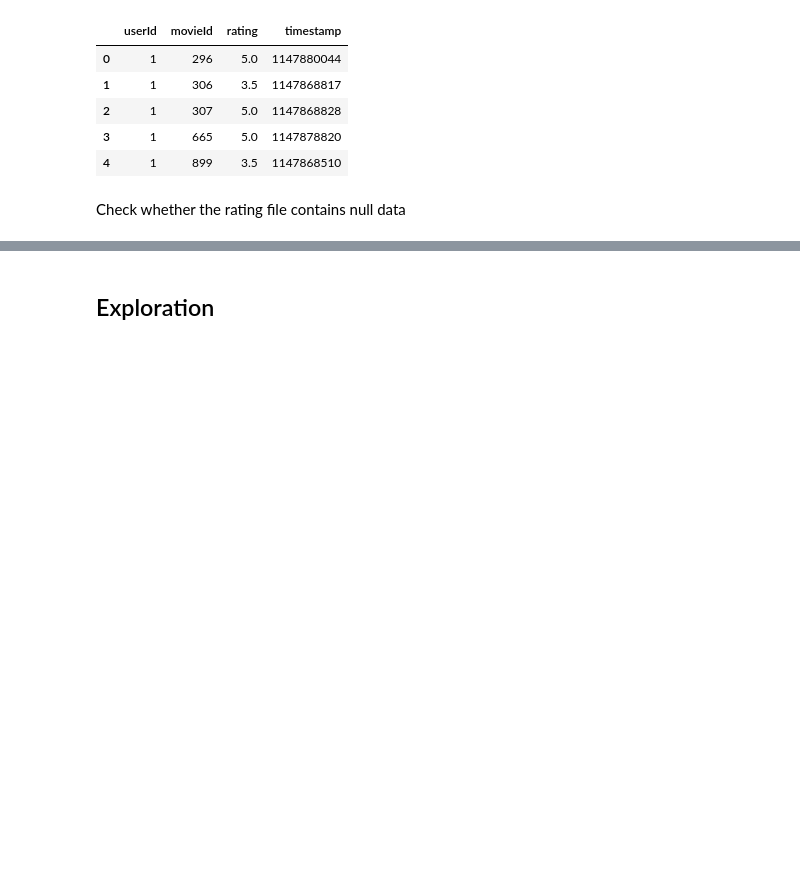
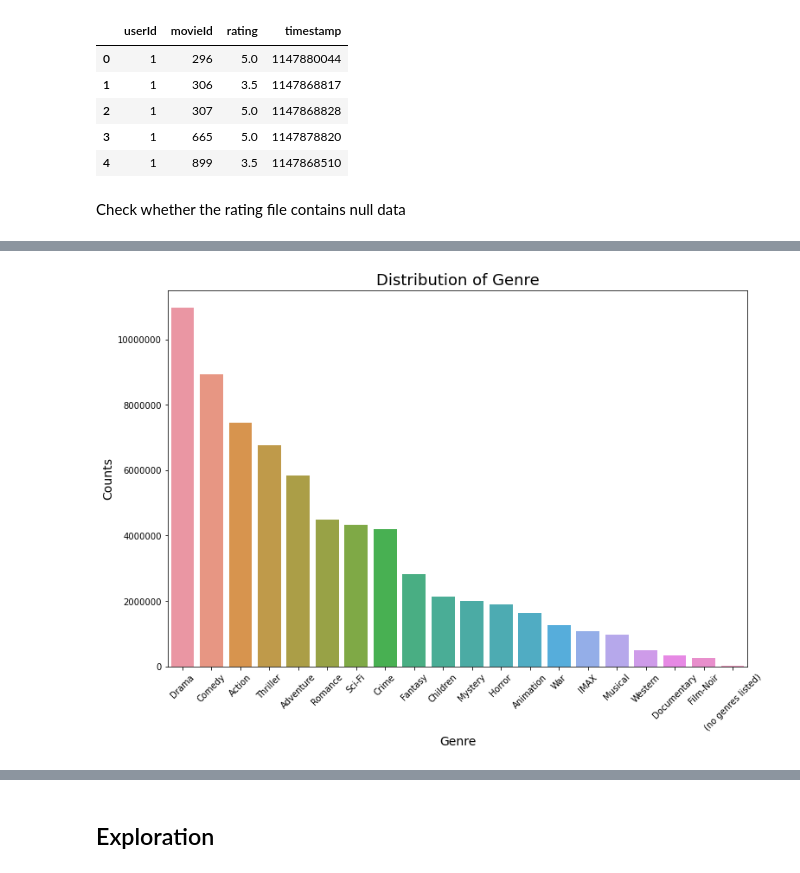
Before and after one commit to LamHo220/movie-recommender, a Jupyter notebook: DataExploration/MovieLen25M.ipynb, the cells around one changed output, grey strips where cells are left out. Saved outputs shown, nothing was run; the diff lists cells and outputs as text; code cells hidden in the pictures; blank space fills up the shorter version.

Commit message:
update moiveLen25M DataExploration

```diff
--- a/DataExploration/MovieLen25M.ipynb
+++ b/DataExploration/MovieLen25M.ipynb
@@ -42,0 +139,2 @@ False
+# %%
+df_movies_rating['movieYear'].fillna(int(df_movies_rating['movieYear'].mean()), inplace=True)
@@ -42,0 +160,5 @@ False
+# %%
+
+df_genre = pd.DataFrame(df_movies_rating['genres'].str.split('|').tolist(), index=df_movies_rating['movieId']).stack()
+df_genre = df_genre.reset_index([0, 'movieId'])
+df_genre.columns = ['movieId', 'genre']
@@ -42,0 +181,13 @@ False
+# %%
+plt.figure(figsize=(12,8))
+ax = sns.countplot(x='genre', data=df_genre, order = df_genre['genre'].value_counts().index)
+# ax = sns.countplot(x='Genre', data=genre_df[:100], order = genre_df['Genre'].value_counts().index)
+plt.ticklabel_format(style='plain', axis='y')
+plt.title('Distribution of Genre', fontsize=18)
+plt.xlabel('Genre', fontsize=14)
+plt.ylabel('Counts', fontsize=14)
+plt.xticks(rotation=45)
+
+plt.show()
+# %% [output]
+[figure, added]
```
Also changed, not shown: parts of 34 cells of this notebook.
